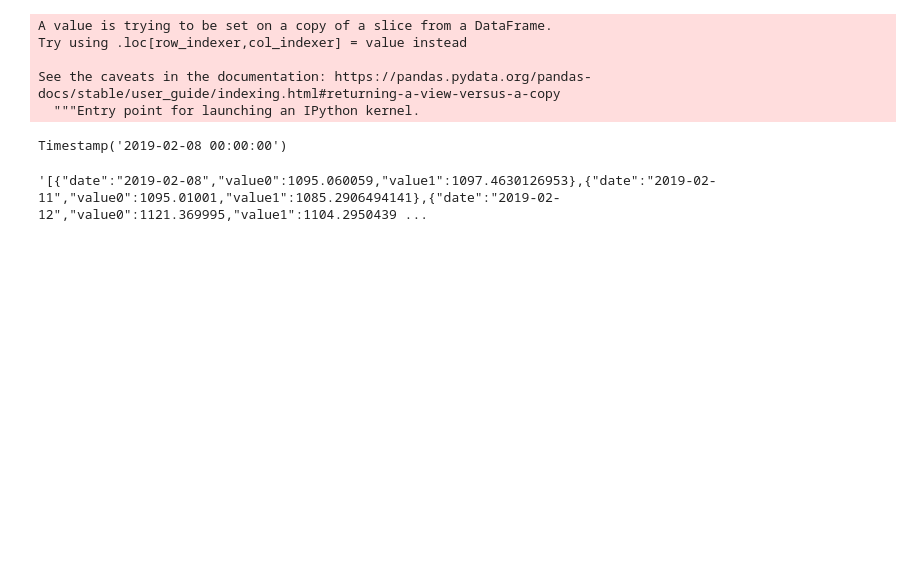
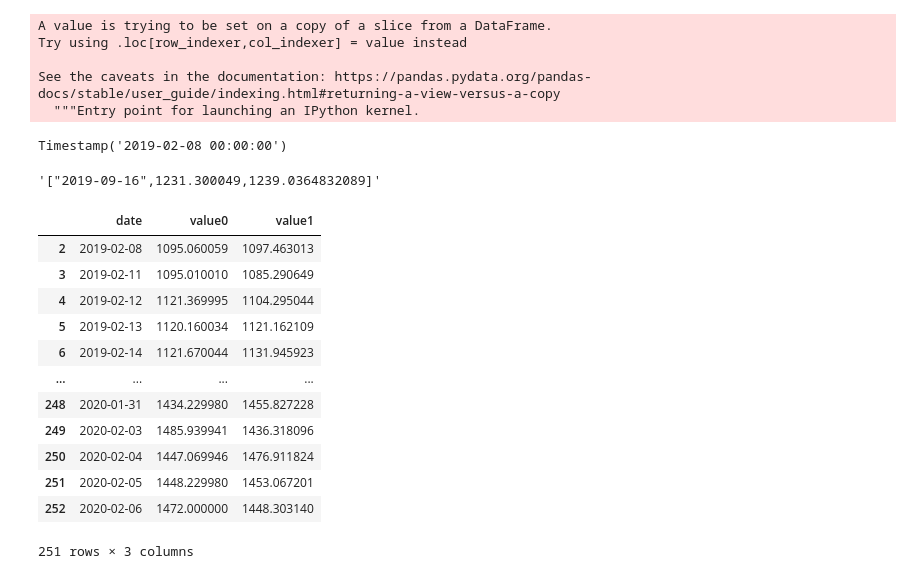
Before and after one commit to frostace/prism, a Jupyter notebook: 4. XGBoost for Regression.ipynb, the cells around one changed output. Cells and saved outputs as stored; diff of their text form; code cells hidden in the pictures; blank space fills up the shorter version.

```diff
--- a/4. XGBoost for Regression.ipynb
+++ b/4. XGBoost for Regression.ipynb
@@ -1415,6 +1415,22 @@ real_pred_251d = mydata.rename(columns={"Date": "date", "adj_close": "value0"})
 # %%
 real_pred_251d["date"] = real_pred_251d.apply(lambda x: x[0].to_pydatetime().date().isoformat(), axis=1)
 # %%
-real_pred_251d.iloc[:90, :].to_json(orient="records")
+real_pred_251d.iloc[:150, :].to_json(orient="records")
 # %% [output]
-'[{"date":"2019-02-08","value0":1095.060059,"value1":1097.4630126953},{"date":"2019-02-11","value0":1095.01001,"value1":1085.2906494141},{"date":"2019-02-12","value0":1121.369995,"value1":1104.2950439 ...
+'["2019-09-16",1231.300049,1239.0364832089]'
+# %%
+real_pred_251d
+# %% [output]
+|  | date | value0 | value1 |
+| 2 | 2019-02-08 | 1095.060059 | 1097.463013 |
+| 3 | 2019-02-11 | 1095.010010 | 1085.290649 |
+| 4 | 2019-02-12 | 1121.369995 | 1104.295044 |
+| 5 | 2019-02-13 | 1120.160034 | 1121.162109 |
+| 6 | 2019-02-14 | 1121.670044 | 1131.945923 |
+| ... | ... | ... | ... |
+| 248 | 2020-01-31 | 1434.229980 | 1455.827228 |
+| 249 | 2020-02-03 | 1485.939941 | 1436.318096 |
+| 250 | 2020-02-04 | 1447.069946 | 1476.911824 |
+| 251 | 2020-02-05 | 1448.229980 | 1453.067201 |
+| 252 | 2020-02-06 | 1472.000000 | 1448.303140 |
+251 rows × 3 columns
```
Also changed, not shown: 3 other files.
